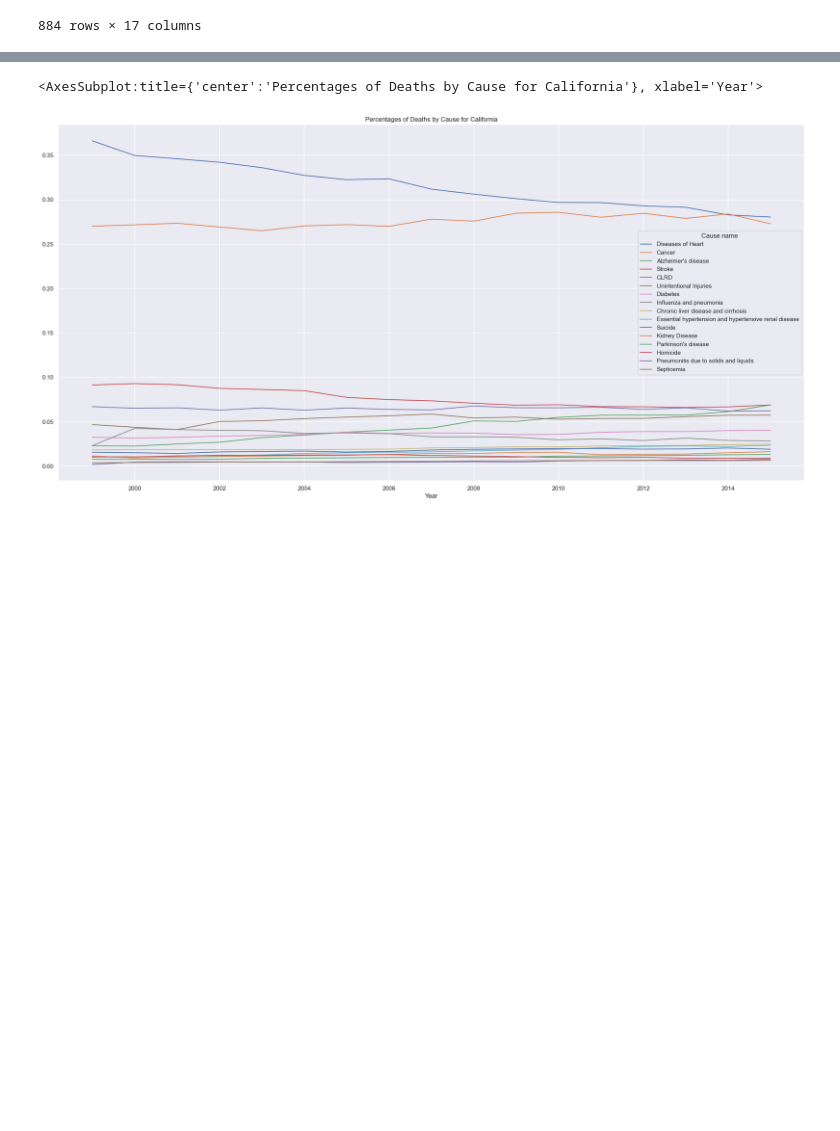
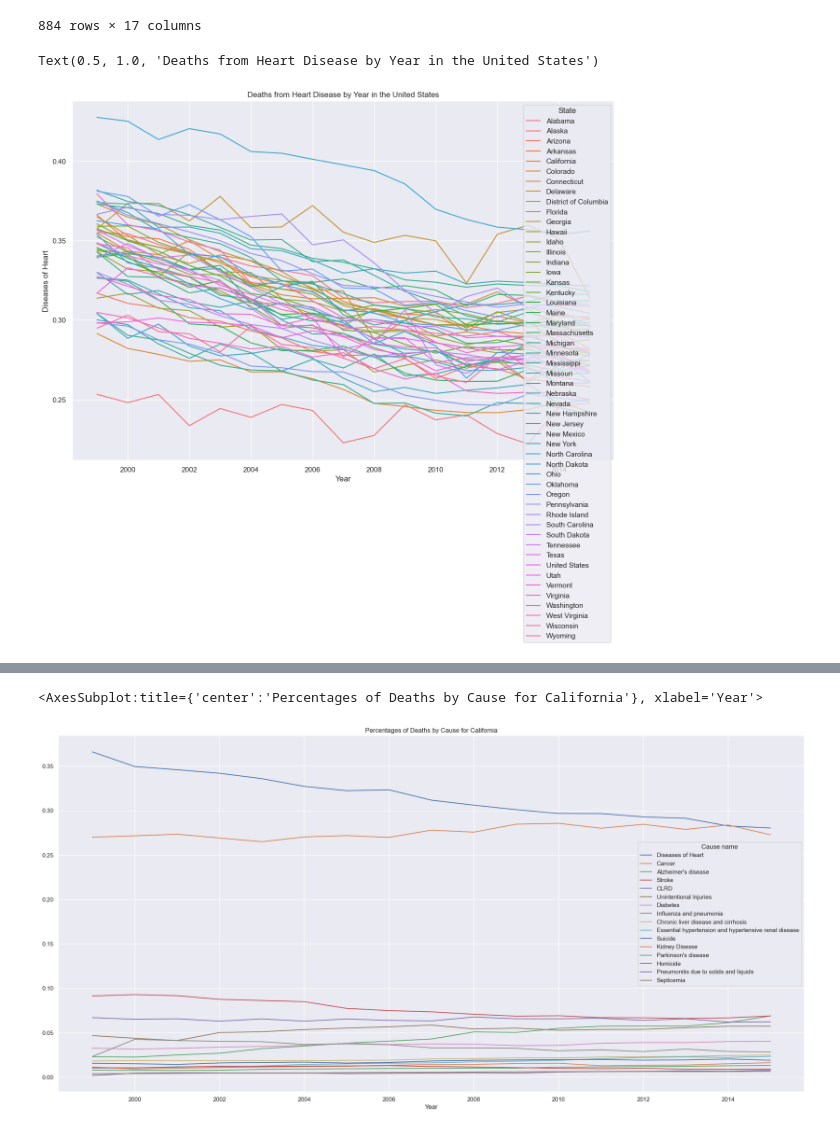
Before and after one commit to mattlehrer/research_methods_assignment_6, a Jupyter notebook: Assignment6_Group_C.ipynb, the cells around one changed output, grey strips where cells are left out. Saved outputs shown, nothing was run; the diff lists cells and outputs as text; code cells hidden in the pictures; blank space fills up the shorter version.

```diff
--- a/Assignment6_Group_C.ipynb
+++ b/Assignment6_Group_C.ipynb
@@ -331,3 +353,10 @@ states_by_year_pct
 |  | 2014 | 0.043595 | 0.092304 | 0.248116 | 0.023950 | 0.029602 | 0.278525 | ... |
 |  | 2015 | 0.039313 | 0.095808 | 0.242385 | 0.030721 | 0.035407 | 0.268159 | ... |
 884 rows × 17 columns
+# %%
+# line chart with one line for each state's percentage of deaths by heart disease over time
+heart = states_by_year_pct['Diseases of Heart'].to_frame()
+sns.lineplot(data=heart, x='Year', y=heart['Diseases of Heart'], hue='State').set_title('Deaths from Heart Disease by Year in the United States')
+# %% [output]
+Text(0.5, 1.0, 'Deaths from Heart Disease by Year in the United States')
+[figure, added]
```
Also changed, not shown: parts of 9 cells of this notebook.
